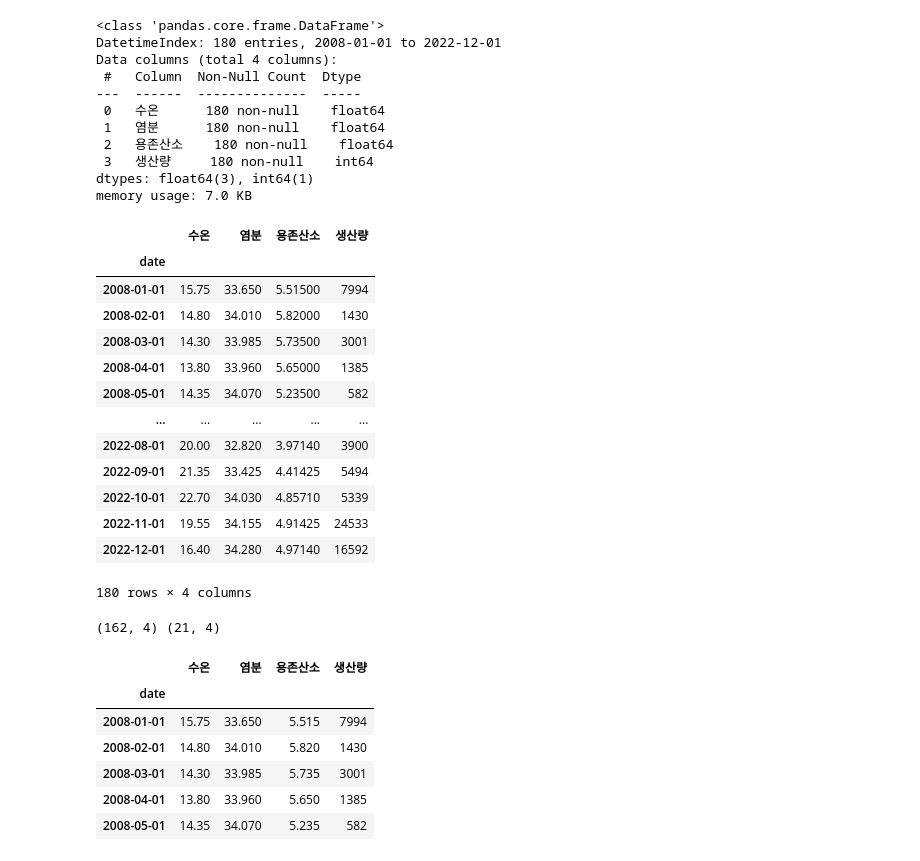
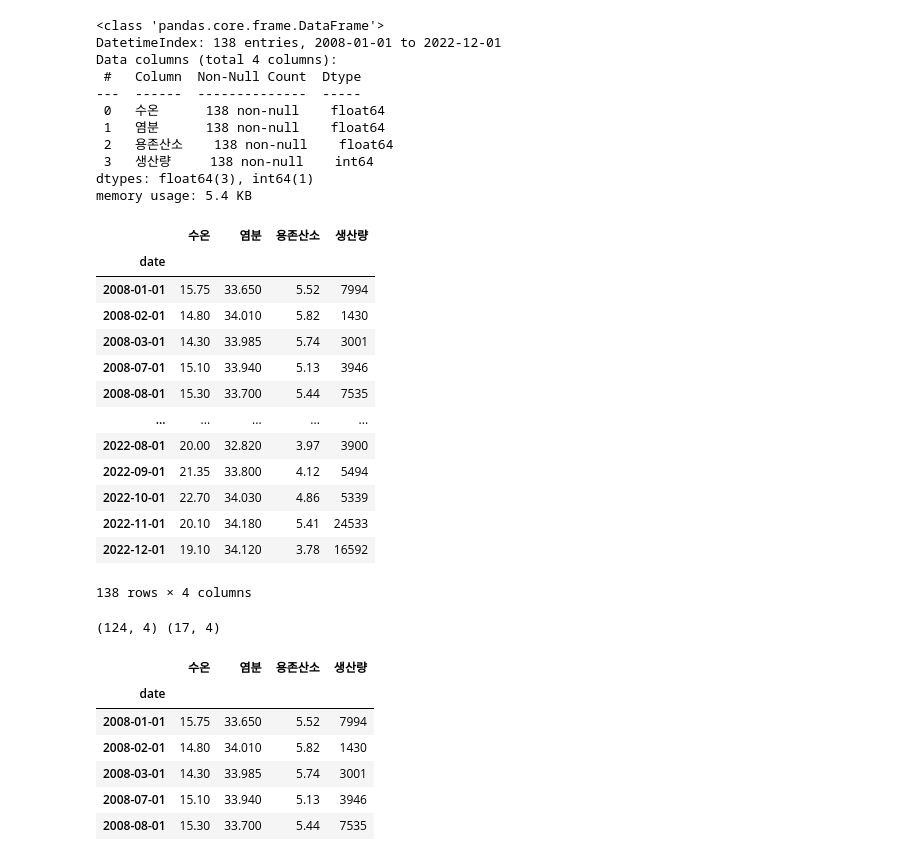
Before and after one commit to dlwogus552/big_data_project, a Jupyter notebook: python/수온_생산량LSTM.ipynb, the cells around one changed output. Cells and saved outputs as stored; diff of their text form; code cells hidden in the pictures.

```diff
--- a/python/수온_생산량LSTM.ipynb
+++ b/python/수온_생산량LSTM.ipynb
@@ -21,43 +21,44 @@ df=pd.merge(temperature207,mackerel,on=['년도','월'])
 df=pd.merge(temperature208,mackerel,on=['년도','월'])
 # df.to_csv('data/merge/208_mackerel_product.csv',index=False,encoding='utf-8-sig')
 # %%
-merge_207=pd.read_csv('./data/merge/207_mackerel_product.csv',encoding='cp949')
+merge_207=pd.read_csv('./data/merge/207_mackerel_product3.csv',encoding='cp949')
 
 # '%Y-%m' 형식으로 변환
 merge_207['date'] = pd.to_datetime(merge_207['date'], format='%Y-%m-%d')
 
 # 'date' 열을 인덱스로 설정
 merge_207.set_index('date', inplace=True)
 
 merge_207=merge_207[['수온','염분','용존산소','생산량']]
+merge_207=merge_207.dropna()
 merge_207.info()
 merge_207
 # %% [output]
 <class 'pandas.core.frame.DataFrame'>
-DatetimeIndex: 180 entries, 2008-01-01 to 2022-12-01
+DatetimeIndex: 138 entries, 2008-01-01 to 2022-12-01
 Data columns (total 4 columns):
  #   Column  Non-Null Count  Dtype
 ---  ------  --------------  -----
- 0   수온      180 non-null    float64
- 1   염분      180 non-null    float64
- 2   용존산소    180 non-null    float64
- 3   생산량     180 non-null    int64
+ 0   수온      138 non-null    float64
+ 1   염분      138 non-null    float64
+ 2   용존산소    138 non-null    float64
+ 3   생산량     138 non-null    int64
 dtypes: float64(3), int64(1)
-memory usage: 7.0 KB
+memory usage: 5.4 KB
 |  | 수온 | 염분 | 용존산소 | 생산량 |
 | date |  |  |  |  |
-| 2008-01-01 | 15.75 | 33.650 | 5.51500 | 7994 |
-| 2008-02-01 | 14.80 | 34.010 | 5.82000 | 1430 |
-| 2008-03-01 | 14.30 | 33.985 | 5.73500 | 3001 |
-| 2008-04-01 | 13.80 | 33.960 | 5.65000 | 1385 |
-| 2008-05-01 | 14.35 | 34.070 | 5.23500 | 582 |
+| 2008-01-01 | 15.75 | 33.650 | 5.52 | 7994 |
+| 2008-02-01 | 14.80 | 34.010 | 5.82 | 1430 |
+| 2008-03-01 | 14.30 | 33.985 | 5.74 | 3001 |
+| 2008-07-01 | 15.10 | 33.940 | 5.13 | 3946 |
+| 2008-08-01 | 15.30 | 33.700 | 5.44 | 7535 |
 | ... | ... | ... | ... | ... |
-| 2022-08-01 | 20.00 | 32.820 | 3.97140 | 3900 |
-| 2022-09-01 | 21.35 | 33.425 | 4.41425 | 5494 |
-| 2022-10-01 | 22.70 | 34.030 | 4.85710 | 5339 |
-| 2022-11-01 | 19.55 | 34.155 | 4.91425 | 24533 |
-| 2022-12-01 | 16.40 | 34.280 | 4.97140 | 16592 |
+| 2022-08-01 | 20.00 | 32.820 | 3.97 | 3900 |
+| 2022-09-01 | 21.35 | 33.800 | 4.12 | 5494 |
+| 2022-10-01 | 22.70 | 34.030 | 4.86 | 5339 |
+| 2022-11-01 | 20.10 | 34.180 | 5.41 | 24533 |
+| 2022-12-01 | 19.10 | 34.120 | 3.78 | 16592 |
-180 rows × 4 columns
+138 rows × 4 columns
 # %%
 seq_length=3 # 3~7사이 값 설정
 train_size = int(len(merge_207)*0.90)
@@ -65,17 +66,17 @@ train_set=merge_207[0:train_size]
 test_set=merge_207[train_size-seq_length:]
 print(train_set.shape,test_set.shape)
 # %% [output]
-(162, 4) (21, 4)
+(124, 4) (17, 4)
 # %%
 train_set.head()
 # %% [output]
 |  | 수온 | 염분 | 용존산소 | 생산량 |
 | date |  |  |  |  |
-| 2008-01-01 | 15.75 | 33.650 | 5.515 | 7994 |
-| 2008-02-01 | 14.80 | 34.010 | 5.820 | 1430 |
-| 2008-03-01 | 14.30 | 33.985 | 5.735 | 3001 |
-| 2008-04-01 | 13.80 | 33.960 | 5.650 | 1385 |
-| 2008-05-01 | 14.35 | 34.070 | 5.235 | 582 |
+| 2008-01-01 | 15.75 | 33.650 | 5.52 | 7994 |
+| 2008-02-01 | 14.80 | 34.010 | 5.82 | 1430 |
+| 2008-03-01 | 14.30 | 33.985 | 5.74 | 3001 |
+| 2008-07-01 | 15.10 | 33.940 | 5.13 | 3946 |
+| 2008-08-01 | 15.30 | 33.700 | 5.44 | 7535 |
 # %%
 #input scale
 scaler_x=MinMaxScaler()
```
Also changed, not shown: parts of 14 cells of this notebook, 9 other files.
